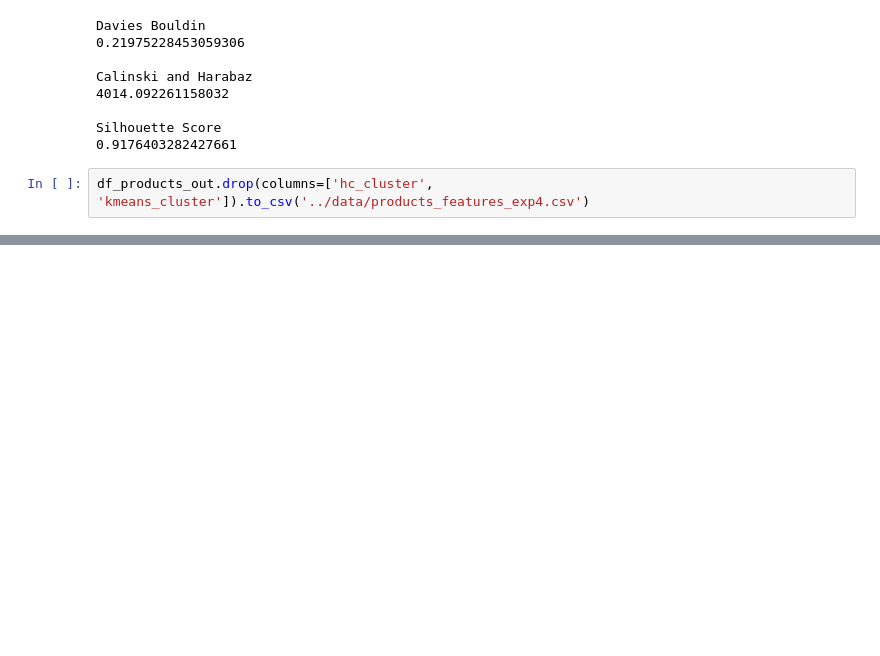
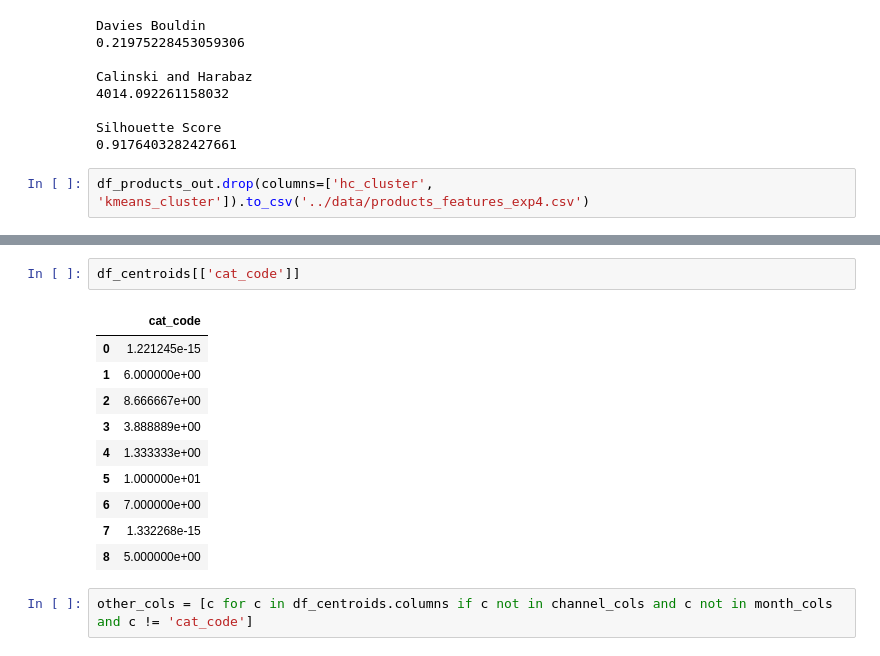
Before and after one commit to wanermiranda/desafio_ml, a Jupyter notebook: notebooks/5. Clustering - Exp 4.ipynb, the cells around one changed output, grey strips where cells are left out. Drawn from its saved outputs; the diff is of its cells as text; blank space fills up the shorter version.

```diff
--- a/notebooks/5. Clustering - Exp 4.ipynb
+++ b/notebooks/5. Clustering - Exp 4.ipynb
@@ -308,0 +335,15 @@ df_products_out.drop(columns=['hc_cluster', 'kmeans_cluster']).to_csv('../data/p
+# %%
+df_centroids[['cat_code']]
+# %% [output]
+|  | cat_code |
+| 0 | 1.221245e-15 |
+| 1 | 6.000000e+00 |
+| 2 | 8.666667e+00 |
+| 3 | 3.888889e+00 |
+| 4 | 1.333333e+00 |
+| 5 | 1.000000e+01 |
+| 6 | 7.000000e+00 |
+| 7 | 1.332268e-15 |
+| 8 | 5.000000e+00 |
+# %%
+other_cols = [c for c in df_centroids.columns if c not in channel_cols and c not in month_cols and c != 'cat_code']
```
Also changed, not shown: parts of 7 cells of this notebook, 2 other files.
